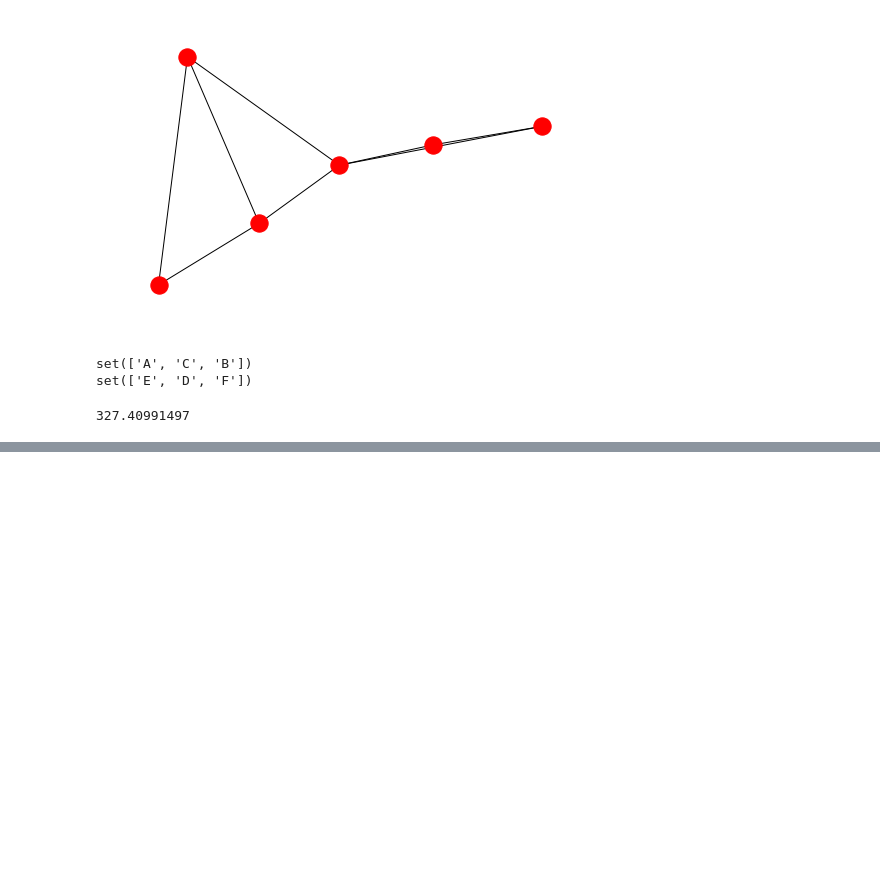
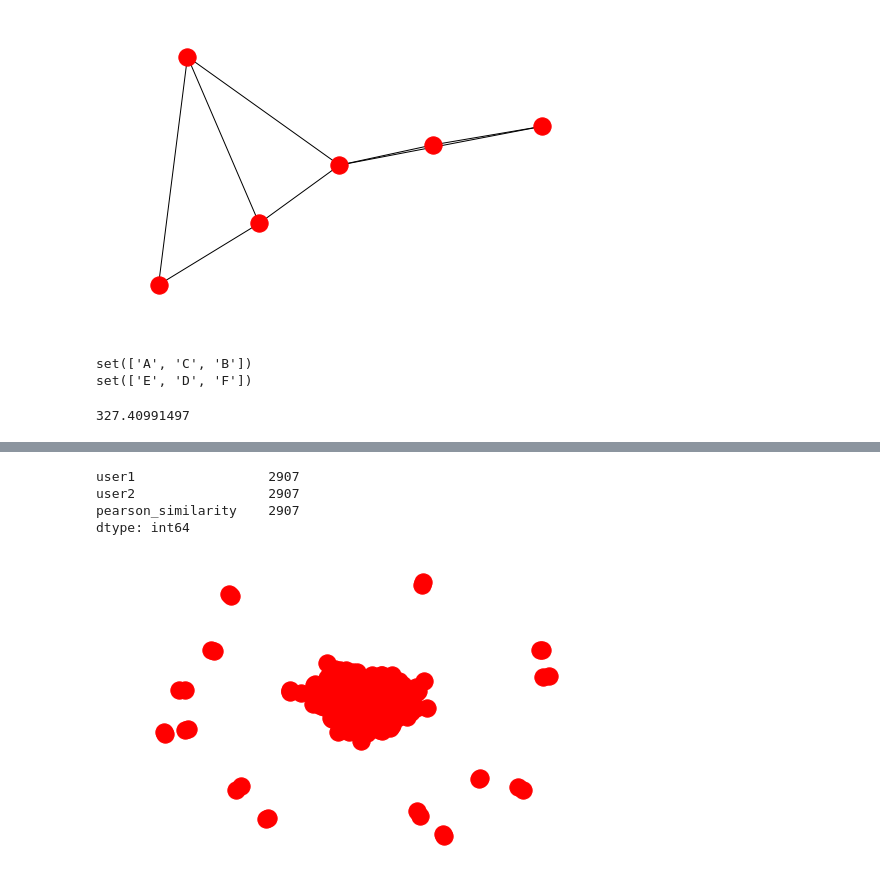
Before and after one commit to vijetha35/FriendsRecommendationForYelpUsers, a Jupyter notebook: Graph_data.ipynb, the cells around one changed output, grey strips where cells are left out. Drawn from its saved outputs; the diff is of its cells as text; code cells hidden in the pictures; blank space fills up the shorter version.

```diff
--- a/Graph_data.ipynb
+++ b/Graph_data.ipynb
@@ -282,0 +376,2 @@ for c in next(comp):
+# %%
+data = data[data.pearson_similarity > 0]
@@ -282,0 +392,14 @@ for c in next(comp):
+# %%
+data.count()
+# %% [output]
+user1                 2907
+user2                 2907
+pearson_similarity    2907
+dtype: int64
+# %%
+G = nx.from_pandas_edgelist(data, "user1", "user2", ["pearson_similarity"])
+# %%
+nx.draw(G)
+plt.show()
+# %% [output]
+[figure, added]
```
Also changed, not shown: parts of 15 cells of this notebook.
